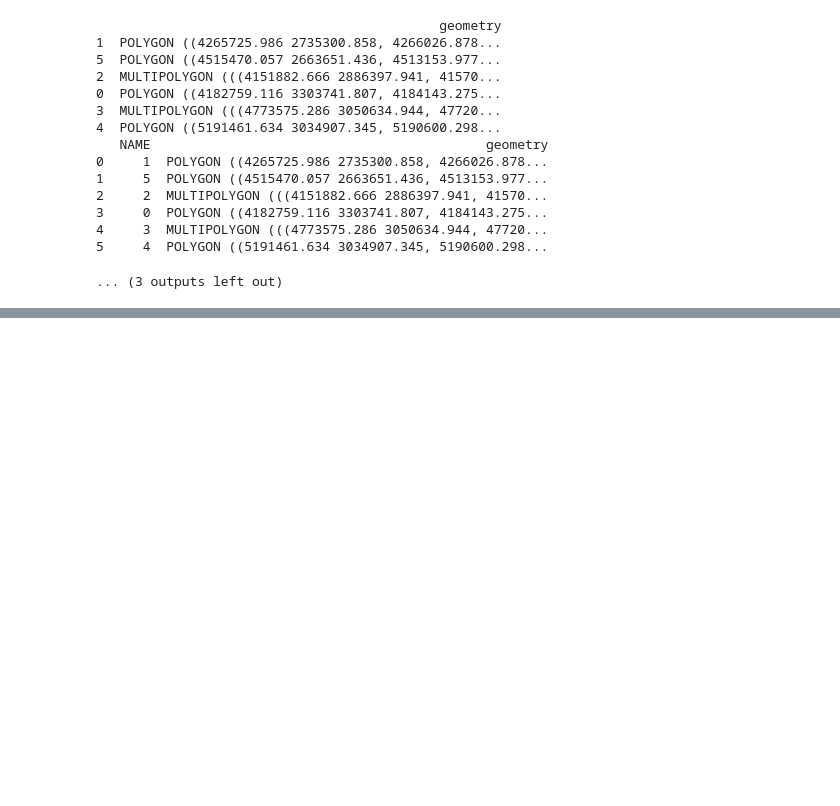
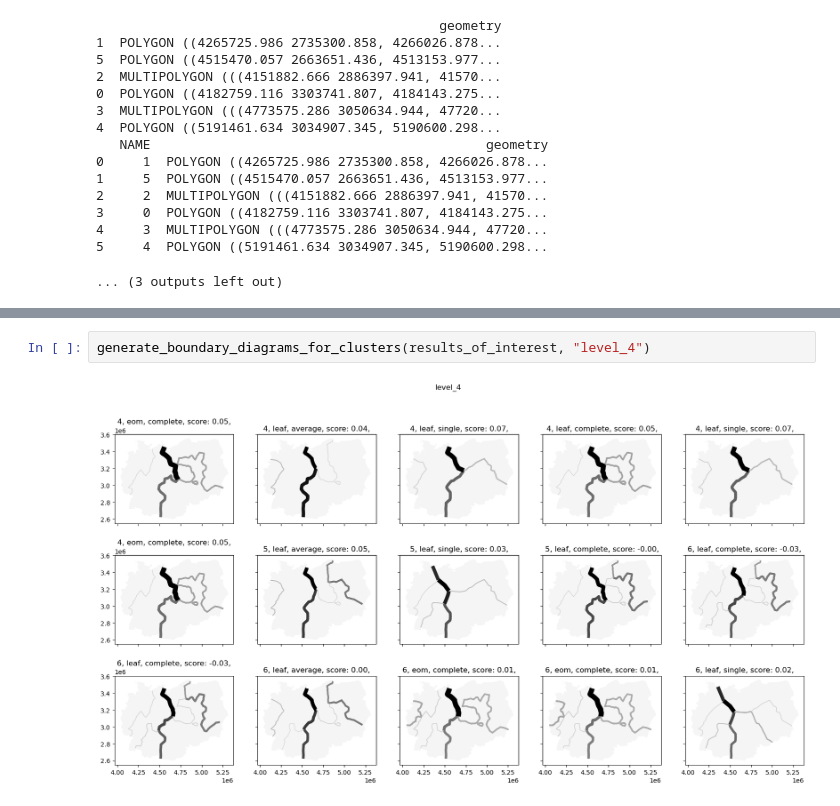
Before and after one commit to uscuni/boundaries_of_change, a Jupyter notebook: code/04_clustering.ipynb, the cells around one changed output, grey strips where cells are left out. Saved outputs shown, nothing was run; the diff lists cells and outputs as text; blank space fills up the shorter version.

```diff
--- a/code/04_clustering.ipynb
+++ b/code/04_clustering.ipynb
@@ -672,0 +679,4 @@ print(optimal_boundaries)
+# %%
+generate_boundary_diagrams_for_clusters(results_of_interest, "level_4")
+# %% [output]
+[figure, added]
```
Also changed, not shown: parts of 12 cells of this notebook.
